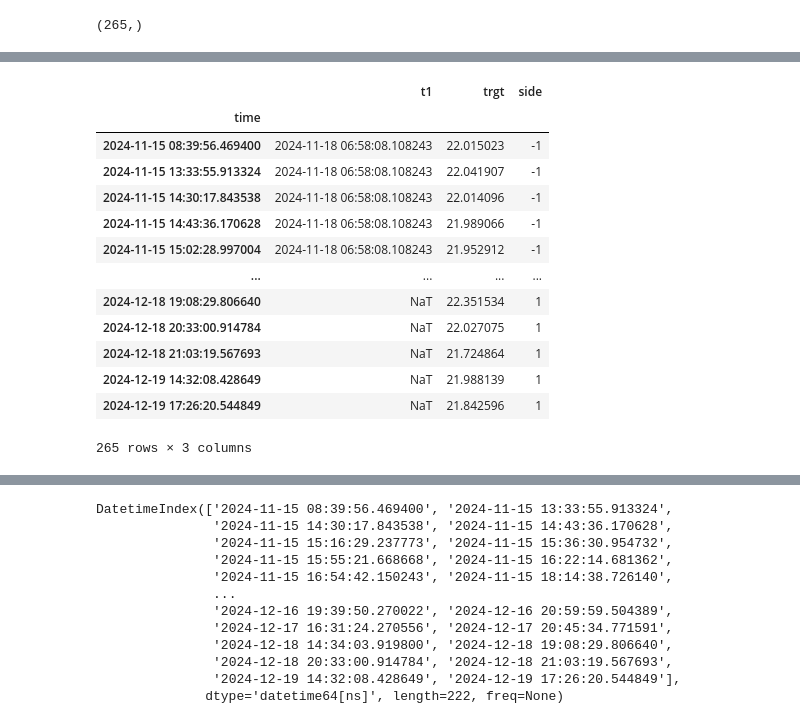
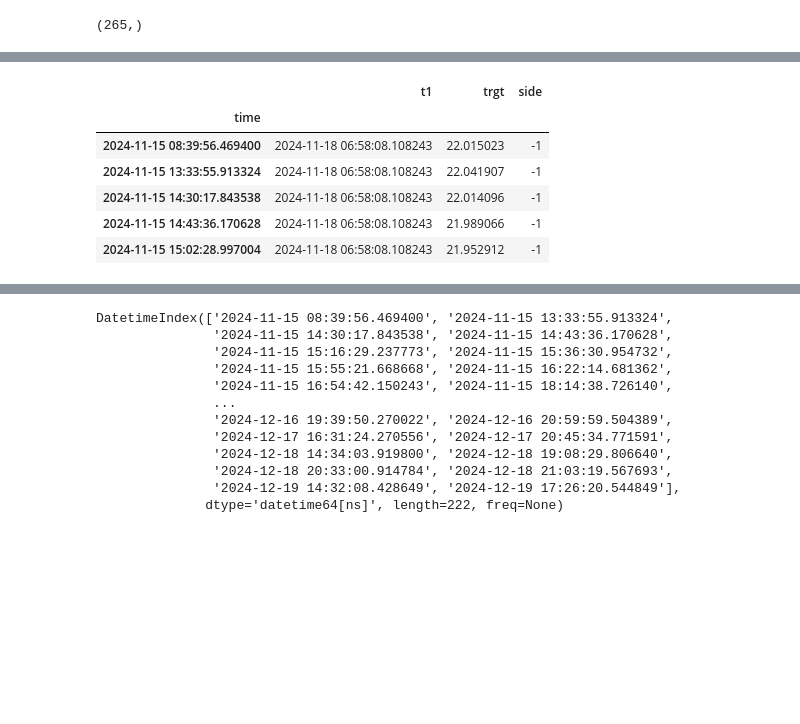
Before and after one commit to slothkins/AFML, a Jupyter notebook: AFML me.ipynb, the cells around one changed output, grey strips where cells are left out. Cells and saved outputs as stored; diff of their text form; code cells hidden in the pictures; blank space fills up the shorter version.

```diff
--- a/AFML me.ipynb
+++ b/AFML me.ipynb
@@ -137,20 +137,13 @@ Running processJobs
 # %%
-trigger
+trigger.head()
 # %% [output]
 |  | t1 | trgt | side |
 | time |  |  |  |
 | 2024-11-15 08:39:56.469400 | 2024-11-18 06:58:08.108243 | 22.015023 | -1 |
 | 2024-11-15 13:33:55.913324 | 2024-11-18 06:58:08.108243 | 22.041907 | -1 |
 | 2024-11-15 14:30:17.843538 | 2024-11-18 06:58:08.108243 | 22.014096 | -1 |
 | 2024-11-15 14:43:36.170628 | 2024-11-18 06:58:08.108243 | 21.989066 | -1 |
 | 2024-11-15 15:02:28.997004 | 2024-11-18 06:58:08.108243 | 21.952912 | -1 |
-| ... | ... | ... | ... |
-| 2024-12-18 19:08:29.806640 | NaT | 22.351534 | 1 |
-| 2024-12-18 20:33:00.914784 | NaT | 22.027075 | 1 |
-| 2024-12-18 21:03:19.567693 | NaT | 21.724864 | 1 |
-| 2024-12-19 14:32:08.428649 | NaT | 21.988139 | 1 |
-| 2024-12-19 17:26:20.544849 | NaT | 21.842596 | 1 |
-265 rows × 3 columns
 # %%
 # getBins will generate the meta-label as we provide a side now
 bins=my_afml.getBins(trigger,volume_bars_df.close)
```
Also changed, not shown: parts of 6 cells of this notebook, 1 other file.
